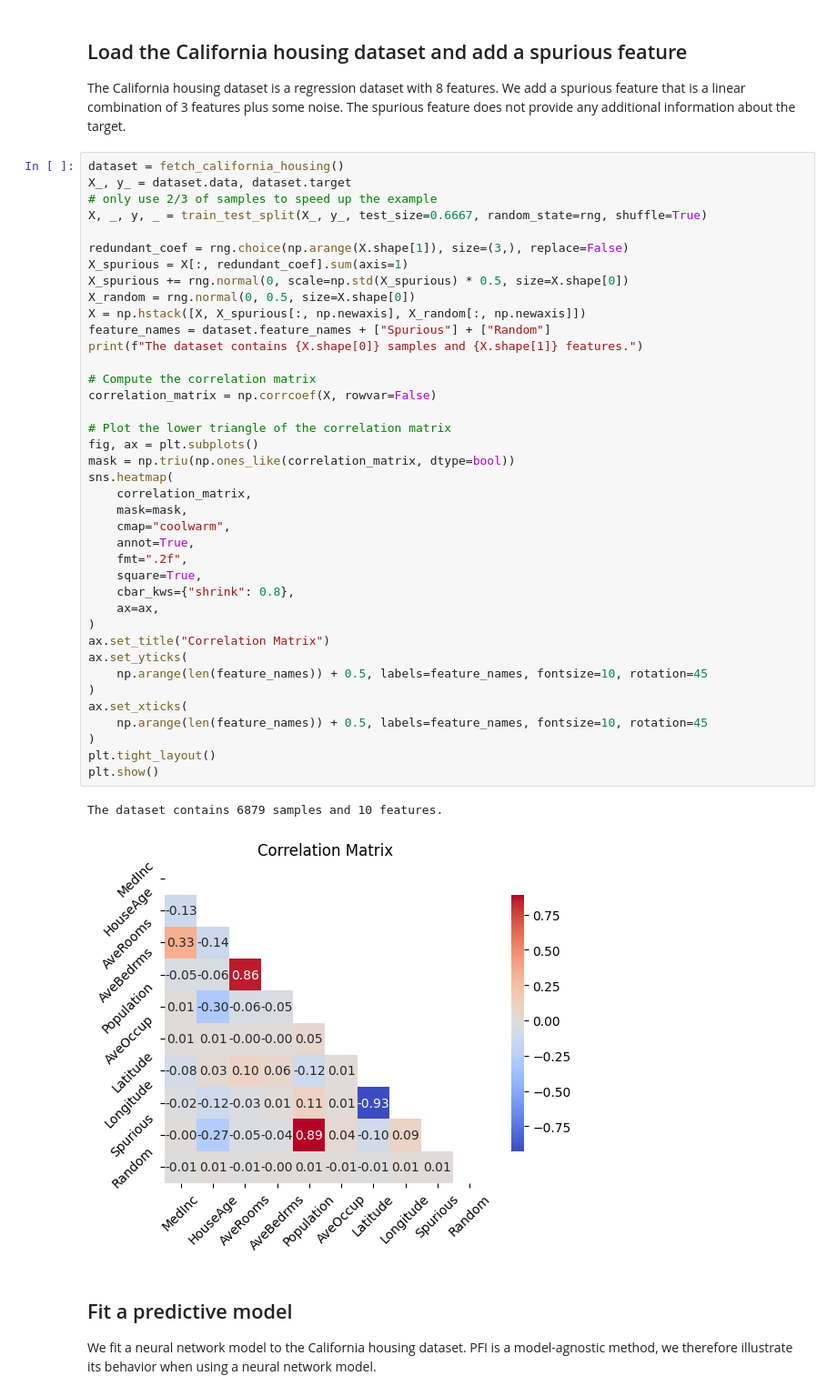
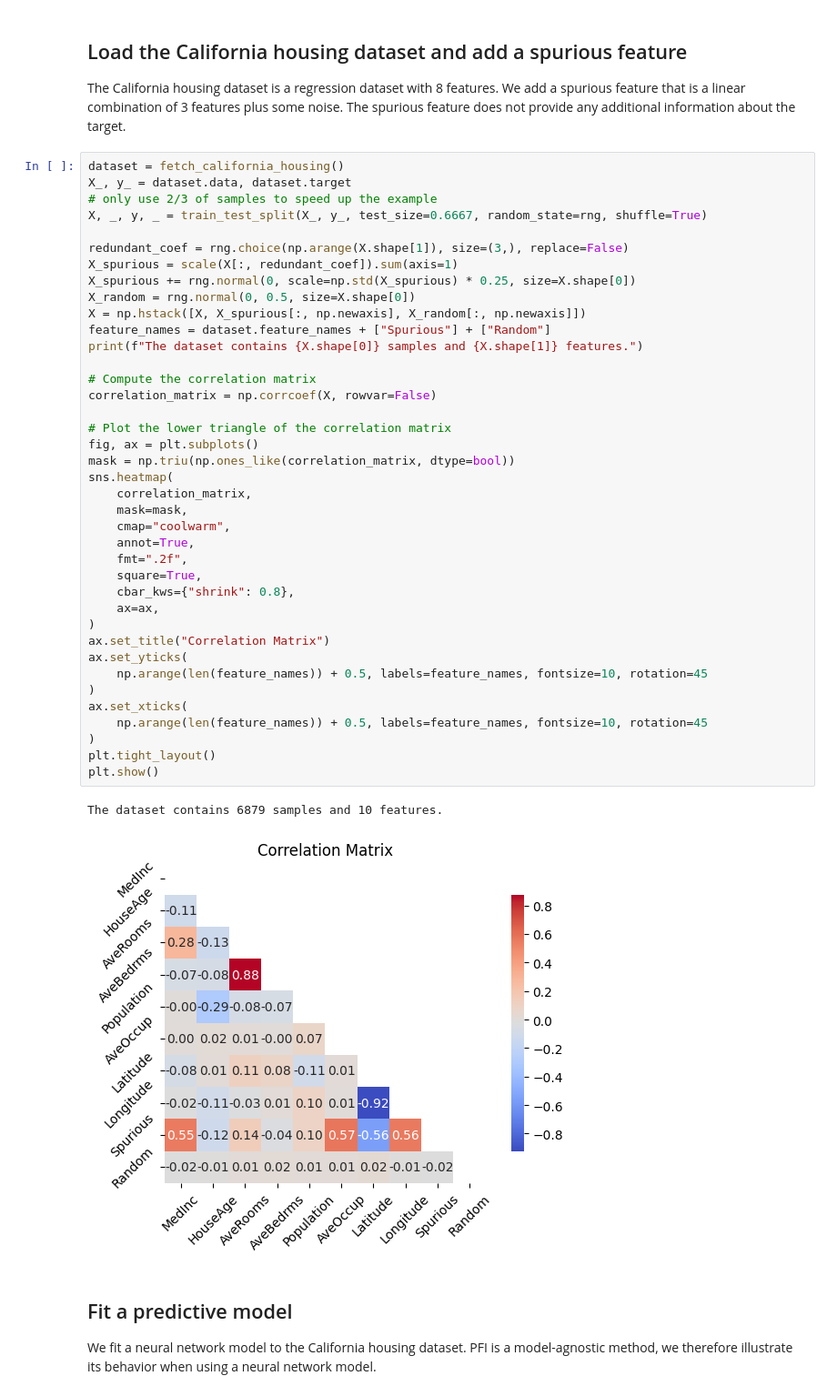
Before and after one commit to GaetandeCast/Internship, a Jupyter notebook: conditional_dependency/plot_pitfalls_permutation_importance.ipynb, the cells around one changed output. Shown at 91% size. Drawn from its saved outputs; the diff is of its cells as text.

Commit message:
scale features in spurious and reduce noise

```diff
--- a/conditional_dependency/plot_pitfalls_permutation_importance.ipynb
+++ b/conditional_dependency/plot_pitfalls_permutation_importance.ipynb
@@ -29,41 +30,41 @@ X_, y_ = dataset.data, dataset.target
 X, _, y, _ = train_test_split(X_, y_, test_size=0.6667, random_state=rng, shuffle=True)
 
 redundant_coef = rng.choice(np.arange(X.shape[1]), size=(3,), replace=False)
-X_spurious = X[:, redundant_coef].sum(axis=1)
-X_spurious += rng.normal(0, scale=np.std(X_spurious) * 0.5, size=X.shape[0])
+X_spurious = scale(X[:, redundant_coef]).sum(axis=1)
+X_spurious += rng.normal(0, scale=np.std(X_spurious) * 0.25, size=X.shape[0])
 X_random = rng.normal(0, 0.5, size=X.shape[0])
 X = np.hstack([X, X_spurious[:, np.newaxis], X_random[:, np.newaxis]])
 feature_names = dataset.feature_names + ["Spurious"] + ["Random"]
 print(f"The dataset contains {X.shape[0]} samples and {X.shape[1]} features.")
 
 # Compute the correlation matrix
 correlation_matrix = np.corrcoef(X, rowvar=False)
 
 # Plot the lower triangle of the correlation matrix
 fig, ax = plt.subplots()
 mask = np.triu(np.ones_like(correlation_matrix, dtype=bool))
 sns.heatmap(
     correlation_matrix,
     mask=mask,
     cmap="coolwarm",
     annot=True,
     fmt=".2f",
     square=True,
     cbar_kws={"shrink": 0.8},
     ax=ax,
 )
 ax.set_title("Correlation Matrix")
 ax.set_yticks(
     np.arange(len(feature_names)) + 0.5, labels=feature_names, fontsize=10, rotation=45
 )
 ax.set_xticks(
     np.arange(len(feature_names)) + 0.5, labels=feature_names, fontsize=10, rotation=45
 )
 plt.tight_layout()
 plt.show()
 # %% [output]
 The dataset contains 6879 samples and 10 features.
-[figure, old version]
+[figure, new version]
 # %% [markdown]
 ## Fit a predictive model
 We fit a neural network model to the California housing dataset. PFI is a
```
Also changed, not shown: parts of 4 cells of this notebook.
